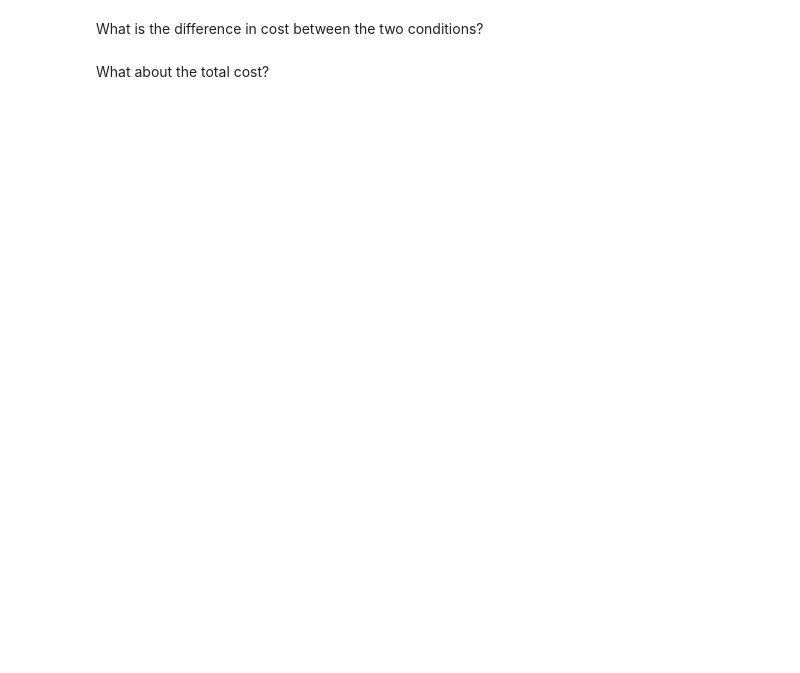
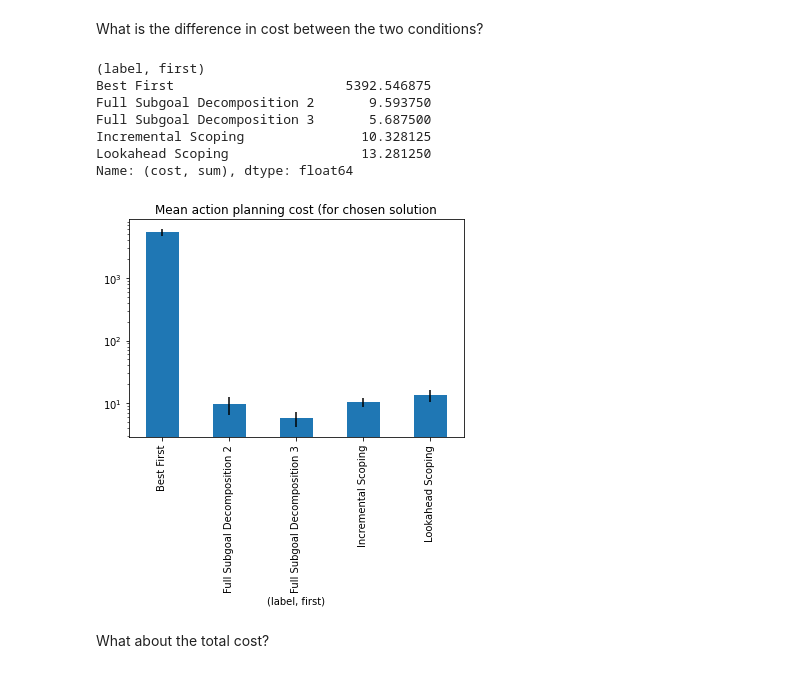
Before and after one commit to cogtoolslab/projection_block_construction, a Jupyter notebook: analysis/tower selection analysis.ipynb, the cells around one changed output. Drawn from its saved outputs; the diff is of its cells as text; code cells hidden in the pictures; blank space fills up the shorter version.

```diff
--- a/analysis/tower selection analysis.ipynb
+++ b/analysis/tower selection analysis.ipynb
@@ -114,9 +190,20 @@ plt.show()
 # %% [markdown]
 What is the difference in cost between the two conditions?
 # %%
-display(sum_df.groupby([('agent','first')]).mean()[('cost','sum')])
-sum_df.groupby([('agent','first')]).mean()[('cost','sum')].plot(kind='bar', title='Mean action planning cost (for chosen solution', yerr=sum_df.groupby([('agent','first')]).mean()[('cost','sem')])
+display(sum_df.groupby([('label', 'first')]).mean()[('cost', 'sum')])
+sum_df.groupby([('label', 'first')]).mean()[('cost', 'sum')].plot(
+    kind='bar', title='Mean action planning cost (for chosen solution', yerr=sum_df.groupby([('label', 'first')]).mean()[('cost', 'sem')])
+plt.yscale('log')
 plt.show()
+# %% [output]
+(label, first)
+Best First                      5392.546875
+Full Subgoal Decomposition 2       9.593750
+Full Subgoal Decomposition 3       5.687500
+Incremental Scoping               10.328125
+Lookahead Scoping                 13.281250
+Name: (cost, sum), dtype: float64
+[figure, added]
 # %% [markdown]
 What about the total cost?
 # %%
```
Also changed, not shown: parts of 31 cells of this notebook, 7 other files.
